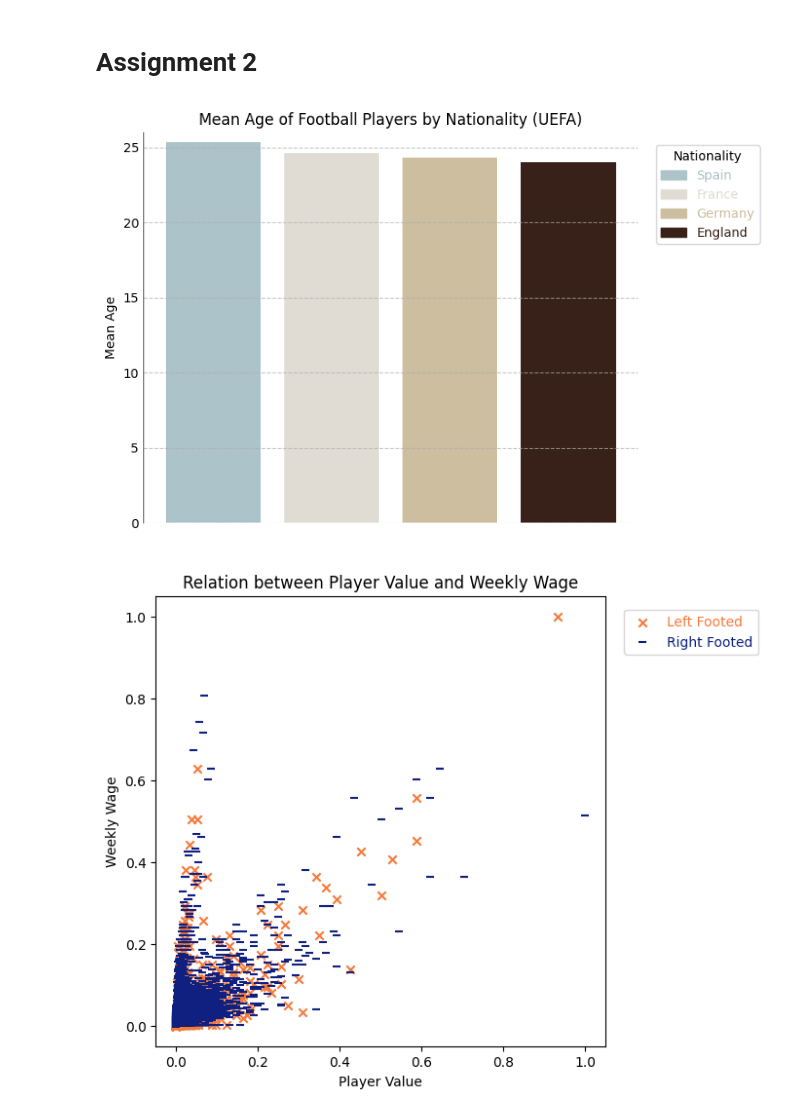
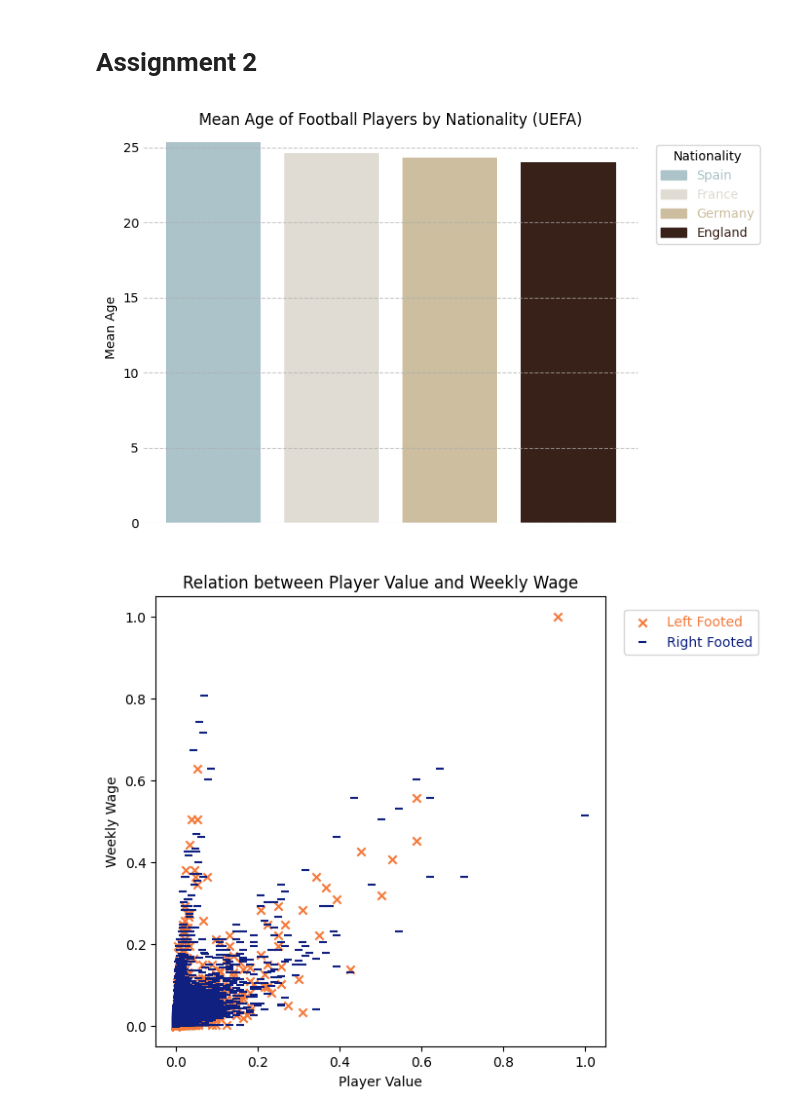
Before and after one commit to mukoubuchi/kaggle, a Jupyter notebook: dataviz-badging-practical-examination.ipynb, the cells around one changed output. Cells and saved outputs as stored; diff of their text form; code cells hidden in the pictures.

```diff
--- a/dataviz-badging-practical-examination.ipynb
+++ b/dataviz-badging-practical-examination.ipynb
@@ -62,35 +62,35 @@ bars = plt.bar(df_tmp['Nationality'],
                df_tmp['Age'],
                color=[_ for _ in colors],
                width=0.8)
 plt.title('Mean Age of Football Players by Nationality (UEFA)')
 plt.ylabel('Mean Age')
 plt.grid(axis='y', linestyle='--', alpha=0.7)
 plt.ylim(0, 26)
 plt.yticks(np.arange(0, 30, 5))
 plt.xticks(color="None")
 plt.tick_params(axis='x', length=0)  # Remove x-axis ticks
 plt.tick_params(axis='y', length=0)  # Remove y-axis ticks
 plt.gca().spines['top'].set_visible(False)  # Remove top border
 plt.gca().spines['right'].set_visible(False)  # Remove right border
-plt.gca().spines['left'].set_linewidth(0.5)  # Set left border linewidth to 0.5
+plt.gca().spines['left'].set_visible(False)  # Remove left border
 plt.gca().spines['bottom'].set_visible(False)  # Remove bottom border
 
 # Create legend handles and labels
 legend_handles = [mpatches.Patch(color=color, label=label)
                   for color, label in zip([_ for _ in colors],
                                           [_ for _ in df_tmp['Nationality']])]
 plt.legend(labelcolor='linecolor',
            handles=legend_handles,
            title='Nationality',
            bbox_to_anchor=(1.01, 1),
            loc='upper left',
            borderaxespad=1)
 
 # Show plot
 plt.tight_layout()
 plt.show()
 # %% [output]
-[figure, old version]
+[figure, new version]
 # %%
 from sklearn.preprocessing import MinMaxScaler
 
```
Also changed, not shown: parts of 8 cells of this notebook.
